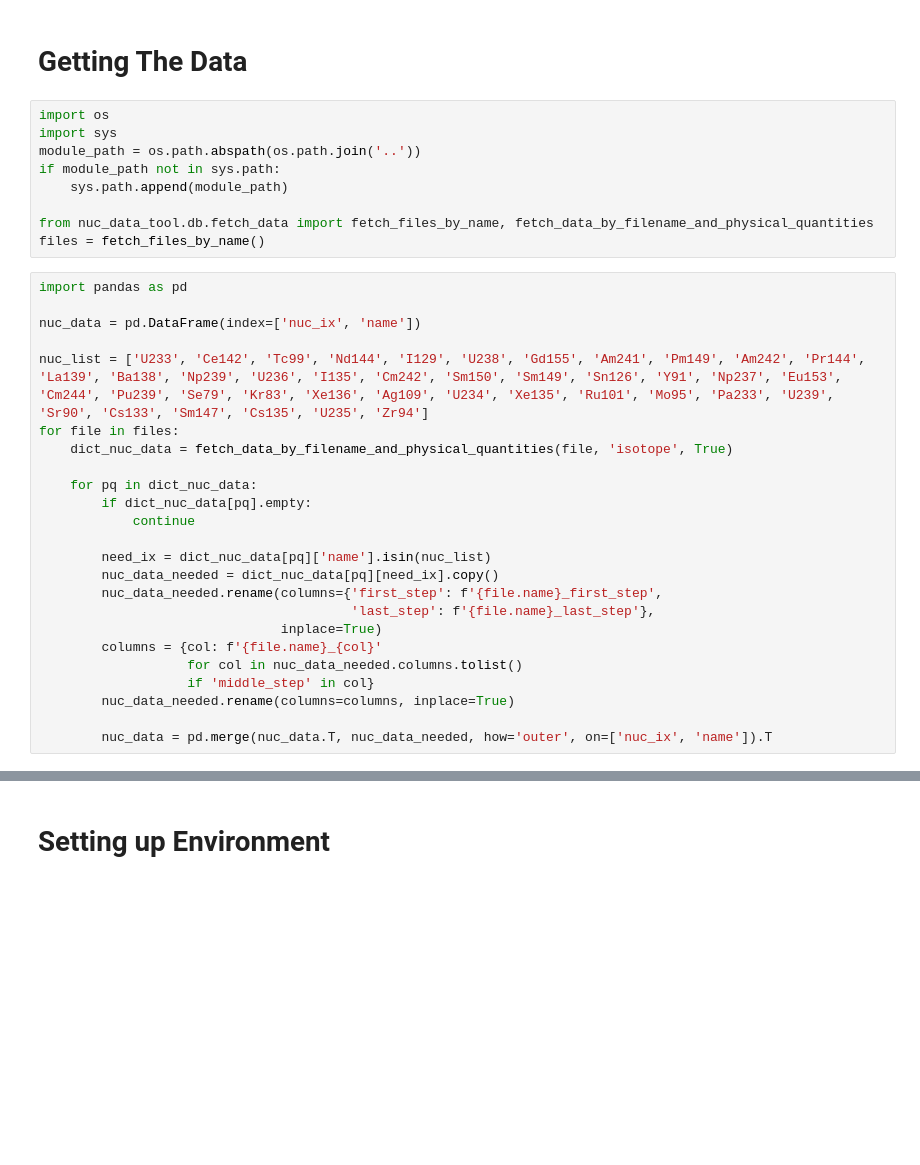
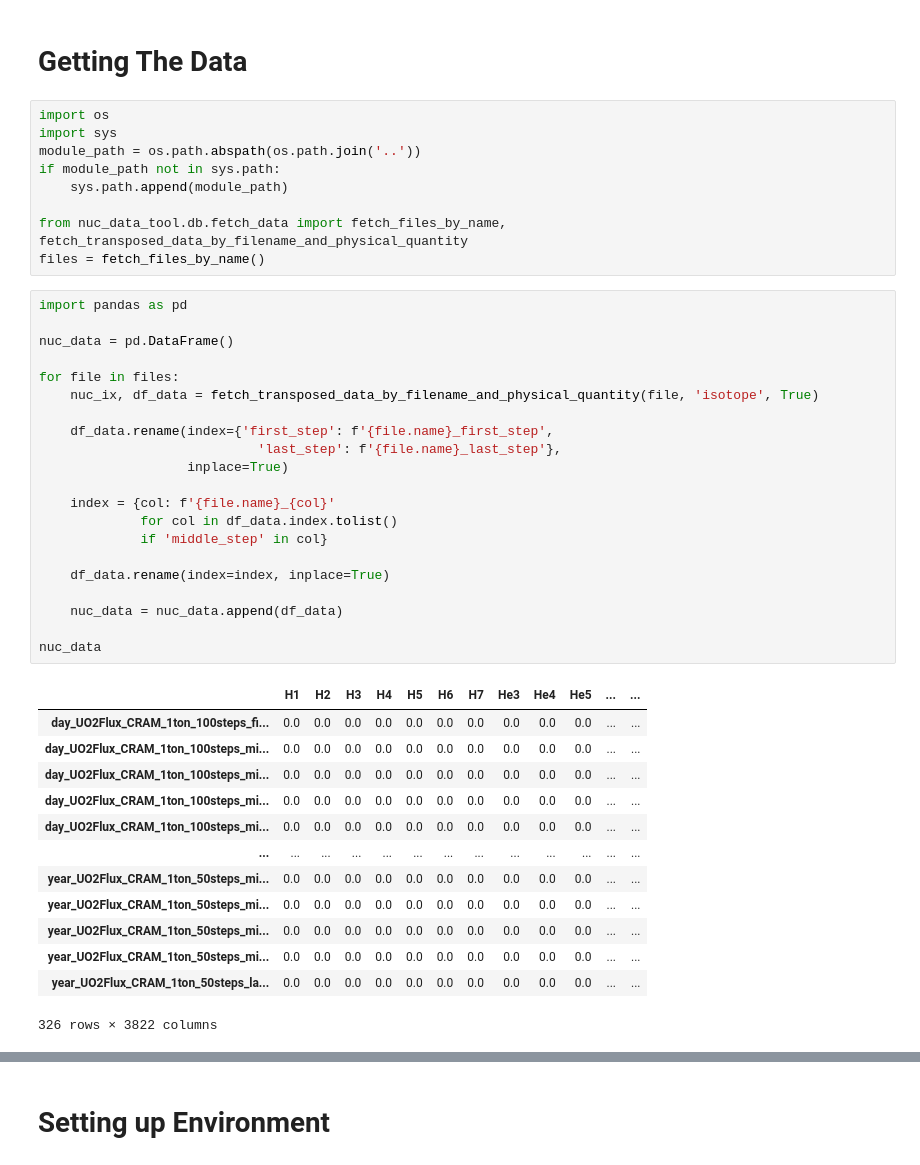
Before and after one commit to bookyue/nuclear_data_automated_processing, a Jupyter notebook: jupyterlab/anomaly_detection_nuc.ipynb, the cells around one changed output, grey strips where cells are left out. Saved outputs shown, nothing was run; the diff lists cells and outputs as text; blank space fills up the shorter version.

```diff
--- a/jupyterlab/anomaly_detection_nuc.ipynb
+++ b/jupyterlab/anomaly_detection_nuc.ipynb
@@ -7,29 +7,40 @@ module_path = os.path.abspath(os.path.join('..'))
 if module_path not in sys.path:
     sys.path.append(module_path)
 
-from nuc_data_tool.db.fetch_data import fetch_files_by_name, fetch_data_by_filename_and_physical_quantities
+from nuc_data_tool.db.fetch_data import fetch_files_by_name, fetch_transposed_data_by_filename_and_physical_quantity
 files = fetch_files_by_name()
 # %%
 import pandas as pd
 
-nuc_data = pd.DataFrame(index=['nuc_ix', 'name'])
+nuc_data = pd.DataFrame()
 
-nuc_list = ['U233', 'Ce142', 'Tc99', 'Nd144', 'I129', 'U238', 'Gd155', 'Am241', 'Pm149', 'Am242', 'Pr144', 'La139', 'Ba138', 'Np239', 'U236', 'I135', 'Cm242', 'Sm150', 'Sm149', 'Sn126', 'Y91', 'Np237', 'Eu153', 'Cm244', 'Pu239', 'Se79', 'Kr83', 'Xe136', 'Ag109', 'U234', 'Xe135', 'Ru101', 'Mo95', 'Pa233', 'U239', 'Sr90', 'Cs133', 'Sm147', 'Cs135', 'U235', 'Zr94']
 for file in files:
-    dict_nuc_data = fetch_data_by_filename_and_physical_quantities(file, 'isotope', True)
+    nuc_ix, df_data = fetch_transposed_data_by_filename_and_physical_quantity(file, 'isotope', True)
 
-    for pq in dict_nuc_data:
-        if dict_nuc_data[pq].empty:
-            continue
+    df_data.rename(index={'first_step': f'{file.name}_first_step',
+                            'last_step': f'{file.name}_last_step'},
+                   inplace=True)
 
-        need_ix = dict_nuc_data[pq]['name'].isin(nuc_list)
-        nuc_data_needed = dict_nuc_data[pq][need_ix].copy()
-        nuc_data_needed.rename(columns={'first_step': f'{file.name}_first_step',
-                                        'last_step': f'{file.name}_last_step'},
-                               inplace=True)
-        columns = {col: f'{file.name}_{col}'
-                   for col in nuc_data_needed.columns.tolist()
-                   if 'middle_step' in col}
-        nuc_data_needed.rename(columns=columns, inplace=True)
+    index = {col: f'{file.name}_{col}'
+             for col in df_data.index.tolist()
+             if 'middle_step' in col}
 
-        nuc_data = pd.merge(nuc_data.T, nuc_data_needed, how='outer', on=['nuc_ix', 'name']).T
+    df_data.rename(index=index, inplace=True)
+
+    nuc_data = nuc_data.append(df_data)
+
+nuc_data
+# %% [output]
+|  | H1 | H2 | H3 | H4 | H5 | H6 | H7 | He3 | He4 | He5 | ... | ... |
+| day_UO2Flux_CRAM_1ton_100steps_fi... | 0.0 | 0.0 | 0.0 | 0.0 | 0.0 | 0.0 | 0.0 | 0.0 | 0.0 | 0.0 | ... | ... |
+| day_UO2Flux_CRAM_1ton_100steps_mi... | 0.0 | 0.0 | 0.0 | 0.0 | 0.0 | 0.0 | 0.0 | 0.0 | 0.0 | 0.0 | ... | ... |
+| day_UO2Flux_CRAM_1ton_100steps_mi... | 0.0 | 0.0 | 0.0 | 0.0 | 0.0 | 0.0 | 0.0 | 0.0 | 0.0 | 0.0 | ... | ... |
+| day_UO2Flux_CRAM_1ton_100steps_mi... | 0.0 | 0.0 | 0.0 | 0.0 | 0.0 | 0.0 | 0.0 | 0.0 | 0.0 | 0.0 | ... | ... |
+| day_UO2Flux_CRAM_1ton_100steps_mi... | 0.0 | 0.0 | 0.0 | 0.0 | 0.0 | 0.0 | 0.0 | 0.0 | 0.0 | 0.0 | ... | ... |
+| ... | ... | ... | ... | ... | ... | ... | ... | ... | ... | ... | ... | ... |
+| year_UO2Flux_CRAM_1ton_50steps_mi... | 0.0 | 0.0 | 0.0 | 0.0 | 0.0 | 0.0 | 0.0 | 0.0 | 0.0 | 0.0 | ... | ... |
+| year_UO2Flux_CRAM_1ton_50steps_mi... | 0.0 | 0.0 | 0.0 | 0.0 | 0.0 | 0.0 | 0.0 | 0.0 | 0.0 | 0.0 | ... | ... |
+| year_UO2Flux_CRAM_1ton_50steps_mi... | 0.0 | 0.0 | 0.0 | 0.0 | 0.0 | 0.0 | 0.0 | 0.0 | 0.0 | 0.0 | ... | ... |
+| year_UO2Flux_CRAM_1ton_50steps_mi... | 0.0 | 0.0 | 0.0 | 0.0 | 0.0 | 0.0 | 0.0 | 0.0 | 0.0 | 0.0 | ... | ... |
+| year_UO2Flux_CRAM_1ton_50steps_la... | 0.0 | 0.0 | 0.0 | 0.0 | 0.0 | 0.0 | 0.0 | 0.0 | 0.0 | 0.0 | ... | ... |
+326 rows × 3822 columns
```
Also changed, not shown: parts of 9 cells of this notebook.
